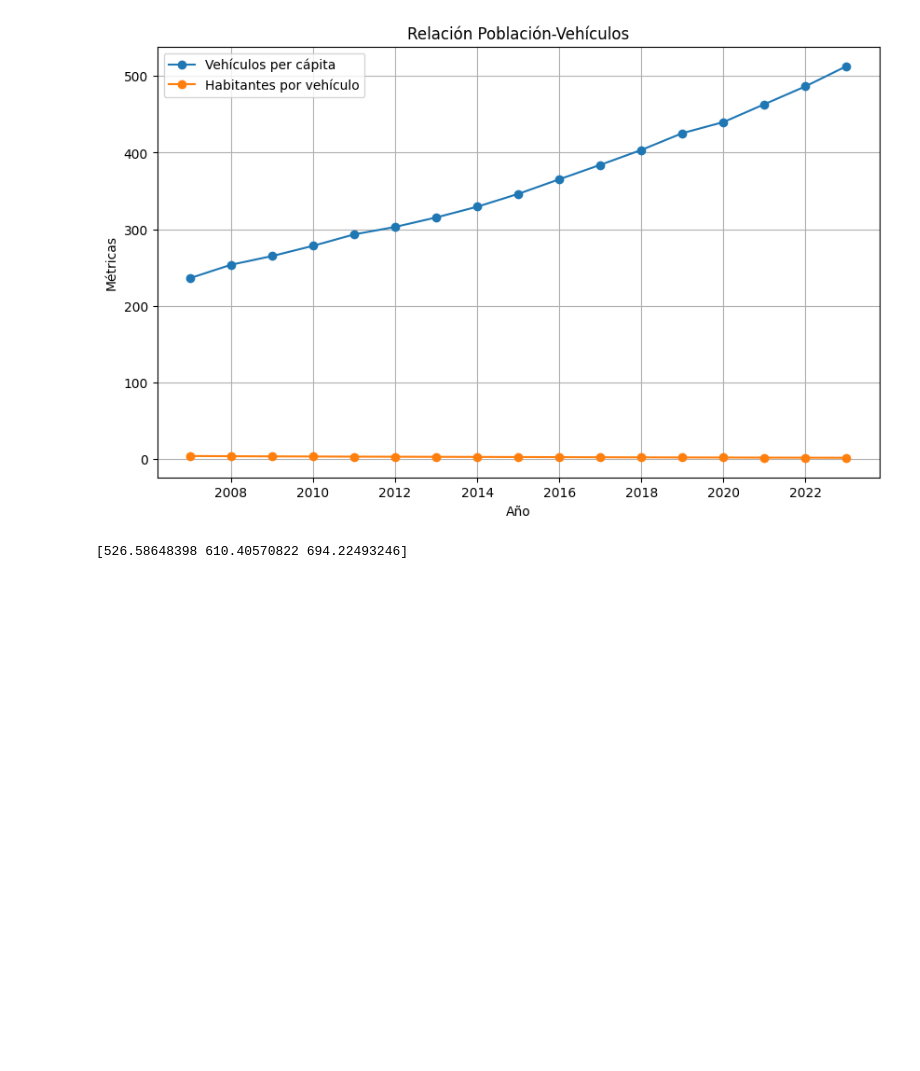
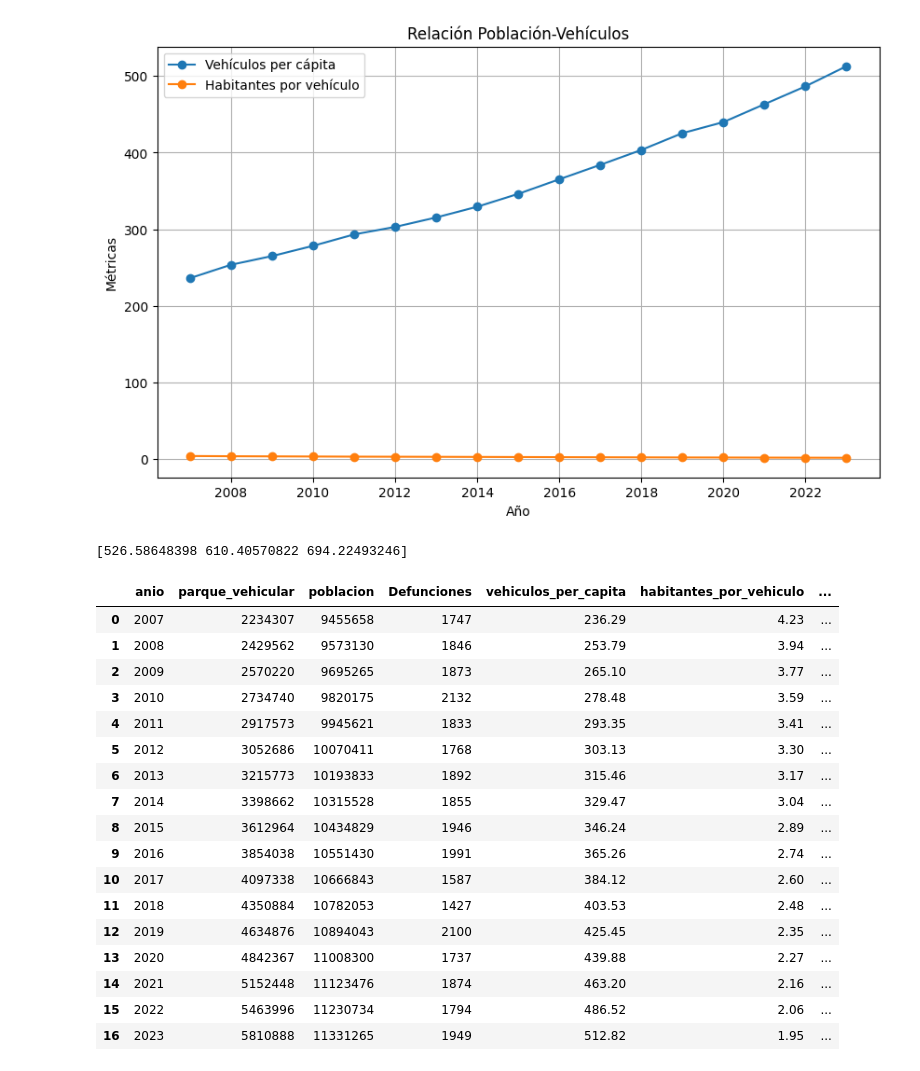
Before and after one commit to ngcarvajall/Accidentes_mortales_RD, a Jupyter notebook: Notebooks/Correlacion.ipynb, the cells around one changed output. Cells and saved outputs as stored; diff of their text form; code cells hidden in the pictures; blank space fills up the shorter version.

```diff
--- a/Notebooks/Correlacion.ipynb
+++ b/Notebooks/Correlacion.ipynb
@@ -175,0 +177,21 @@ print(predicciones)
+# %%
+df_alineado
+# %% [output]
+|  | anio | parque_vehicular | poblacion | Defunciones | vehiculos_per_capita | habitantes_por_vehiculo | ... |
+| 0 | 2007 | 2234307 | 9455658 | 1747 | 236.29 | 4.23 | ... |
+| 1 | 2008 | 2429562 | 9573130 | 1846 | 253.79 | 3.94 | ... |
+| 2 | 2009 | 2570220 | 9695265 | 1873 | 265.10 | 3.77 | ... |
+| 3 | 2010 | 2734740 | 9820175 | 2132 | 278.48 | 3.59 | ... |
+| 4 | 2011 | 2917573 | 9945621 | 1833 | 293.35 | 3.41 | ... |
+| 5 | 2012 | 3052686 | 10070411 | 1768 | 303.13 | 3.30 | ... |
+| 6 | 2013 | 3215773 | 10193833 | 1892 | 315.46 | 3.17 | ... |
+| 7 | 2014 | 3398662 | 10315528 | 1855 | 329.47 | 3.04 | ... |
+| 8 | 2015 | 3612964 | 10434829 | 1946 | 346.24 | 2.89 | ... |
+| 9 | 2016 | 3854038 | 10551430 | 1991 | 365.26 | 2.74 | ... |
+| 10 | 2017 | 4097338 | 10666843 | 1587 | 384.12 | 2.60 | ... |
+| 11 | 2018 | 4350884 | 10782053 | 1427 | 403.53 | 2.48 | ... |
+| 12 | 2019 | 4634876 | 10894043 | 2100 | 425.45 | 2.35 | ... |
+| 13 | 2020 | 4842367 | 11008300 | 1737 | 439.88 | 2.27 | ... |
+| 14 | 2021 | 5152448 | 11123476 | 1874 | 463.20 | 2.16 | ... |
+| 15 | 2022 | 5463996 | 11230734 | 1794 | 486.52 | 2.06 | ... |
+| 16 | 2023 | 5810888 | 11331265 | 1949 | 512.82 | 1.95 | ... |
```
Also changed, not shown: parts of 6 cells of this notebook.
